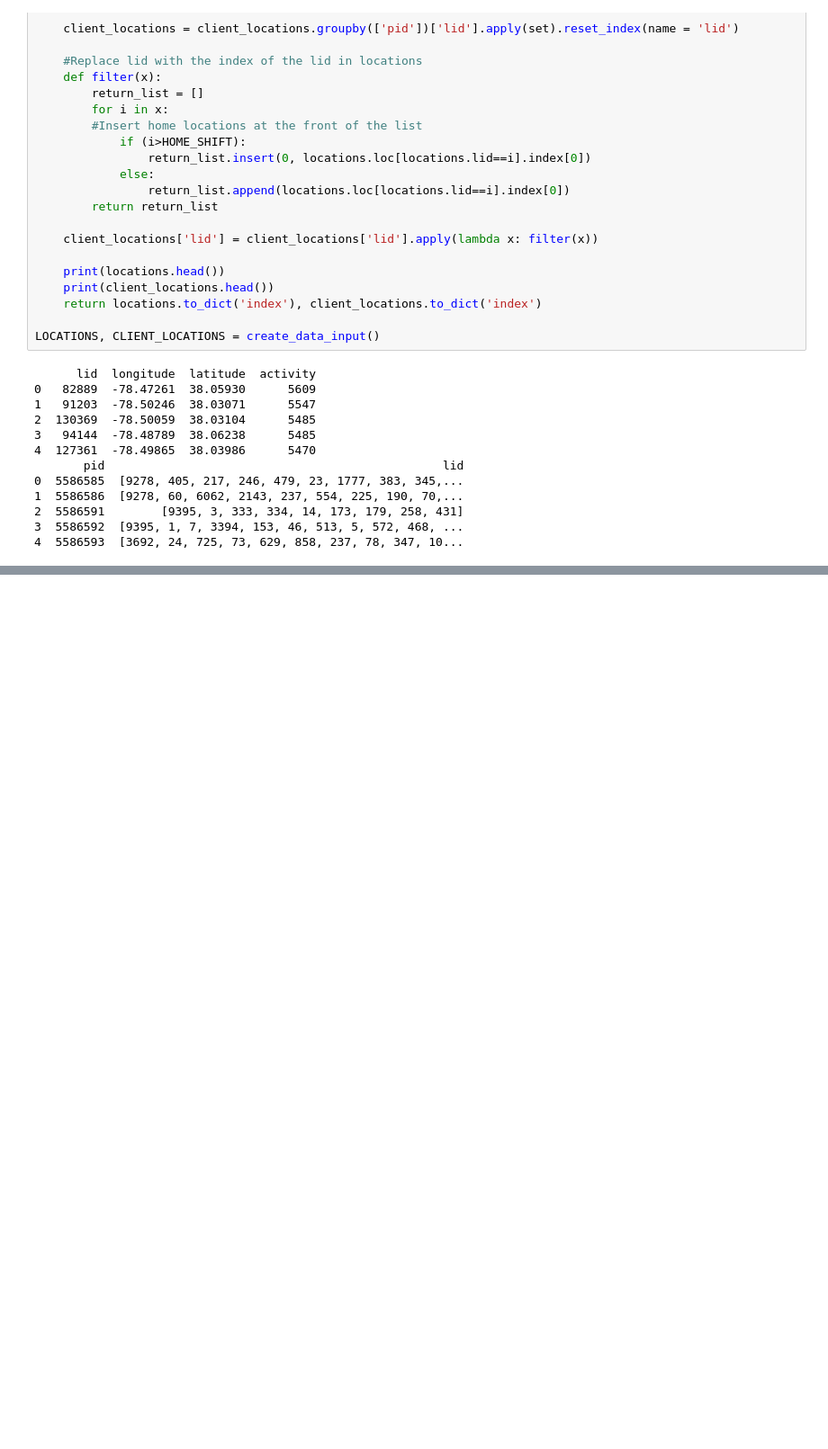
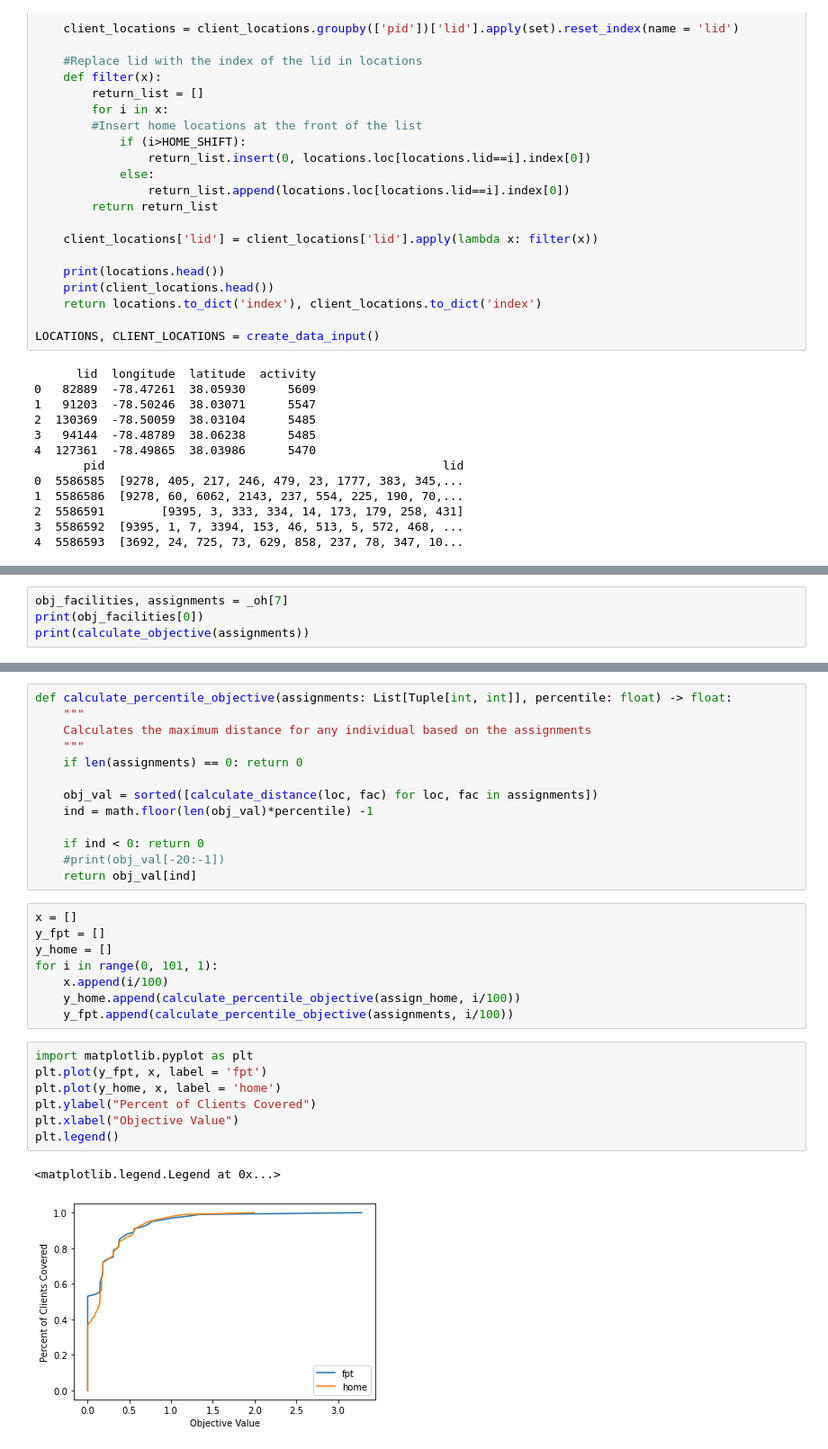
Before and after one commit to Ann924/Mobile-Facility, a Jupyter notebook: Ann_Data.ipynb, the cells around one changed output, grey strips where cells are left out. Shown: that part at 90% size. Drawn from its saved outputs; the diff is of its cells as text; blank space fills up the shorter version.

```diff
--- a/Ann_Data.ipynb
+++ b/Ann_Data.ipynb
@@ -174,0 +262,4 @@ LOCATIONS, CLIENT_LOCATIONS = create_data_input()
+# %%
+obj_facilities, assignments = _oh[7]
+print(obj_facilities[0])
+print(calculate_objective(assignments))
@@ -174,0 +277,31 @@ LOCATIONS, CLIENT_LOCATIONS = create_data_input()
+# %%
+def calculate_percentile_objective(assignments: List[Tuple[int, int]], percentile: float) -> float:
+    """
+    Calculates the maximum distance for any individual based on the assignments
+    """
+    if len(assignments) == 0: return 0
+
+    obj_val = sorted([calculate_distance(loc, fac) for loc, fac in assignments])
+    ind = math.floor(len(obj_val)*percentile) -1
+
+    if ind < 0: return 0
+    #print(obj_val[-20:-1])
+    return obj_val[ind]
+# %%
+x = []
+y_fpt = []
+y_home = []
+for i in range(0, 101, 1):
+    x.append(i/100)
+    y_home.append(calculate_percentile_objective(assign_home, i/100))
+    y_fpt.append(calculate_percentile_objective(assignments, i/100))
+# %%
+import matplotlib.pyplot as plt
+plt.plot(y_fpt, x, label = 'fpt')
+plt.plot(y_home, x, label = 'home')
+plt.ylabel("Percent of Clients Covered")
+plt.xlabel("Objective Value")
+plt.legend()
+# %% [output]
+<matplotlib.legend.Legend at 0x...>
+[figure, added]
```
Also changed, not shown: parts of 25 cells of this notebook, 9 other files.
